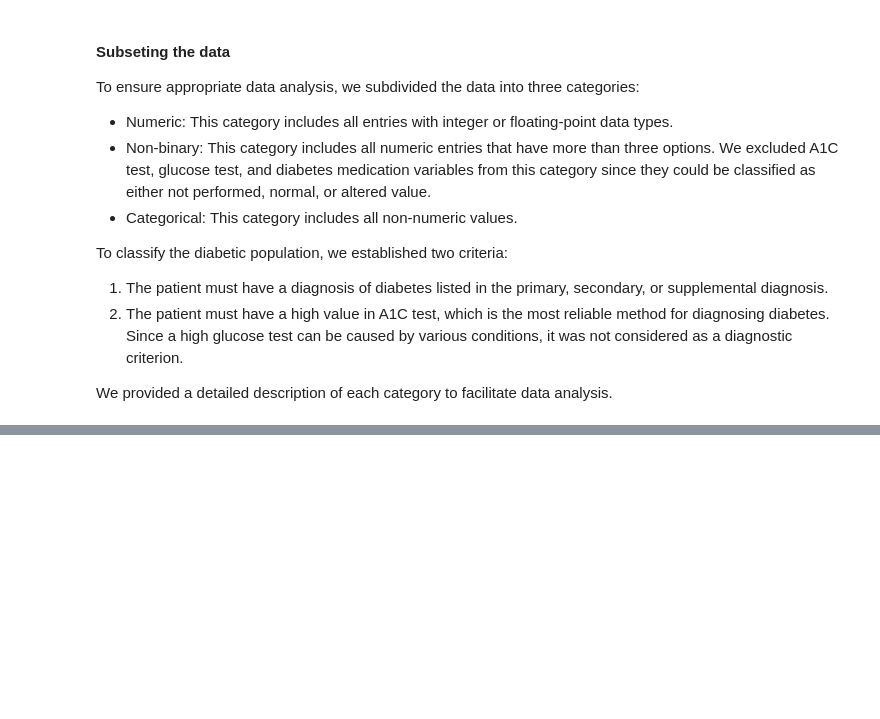
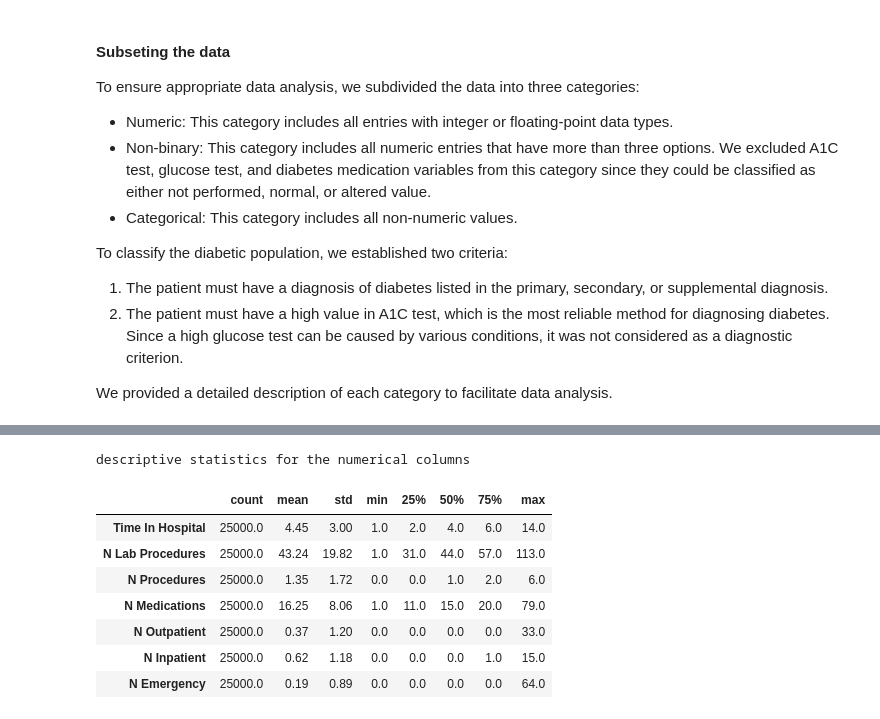
Before and after one commit to SirTee12/Reducing-Hospital-Readmission, a Jupyter notebook: Reducing-Hospital-Readmissions.ipynb, the cells around one changed output, grey strips where cells are left out. Cells and saved outputs as stored; diff of their text form; code cells hidden in the pictures; blank space fills up the shorter version.

```diff
--- a/Reducing-Hospital-Readmissions.ipynb
+++ b/Reducing-Hospital-Readmissions.ipynb
@@ -326,0 +338,18 @@ plt.show()
+# %%
+# explore the descriptive statistics for the numerical columns
+table_numeric = hospital_read[non_binary].describe()
+columns_numeric = [col.replace('_', ' ').title() for col in table_numeric.columns]
+table_numeric.columns = columns_numeric
+table_numeric = table_numeric.transpose().round(2)
+print('descriptive statistics for the numerical columns')
+table_numeric
+# %% [output]
+descriptive statistics for the numerical columns
+|  | count | mean | std | min | 25% | 50% | 75% | max |
+| Time In Hospital | 25000.0 | 4.45 | 3.00 | 1.0 | 2.0 | 4.0 | 6.0 | 14.0 |
+| N Lab Procedures | 25000.0 | 43.24 | 19.82 | 1.0 | 31.0 | 44.0 | 57.0 | 113.0 |
+| N Procedures | 25000.0 | 1.35 | 1.72 | 0.0 | 0.0 | 1.0 | 2.0 | 6.0 |
+| N Medications | 25000.0 | 16.25 | 8.06 | 1.0 | 11.0 | 15.0 | 20.0 | 79.0 |
+| N Outpatient | 25000.0 | 0.37 | 1.20 | 0.0 | 0.0 | 0.0 | 0.0 | 33.0 |
+| N Inpatient | 25000.0 | 0.62 | 1.18 | 0.0 | 0.0 | 0.0 | 1.0 | 15.0 |
+| N Emergency | 25000.0 | 0.19 | 0.89 | 0.0 | 0.0 | 0.0 | 0.0 | 64.0 |
```
Also changed, not shown: parts of 9 cells of this notebook.
